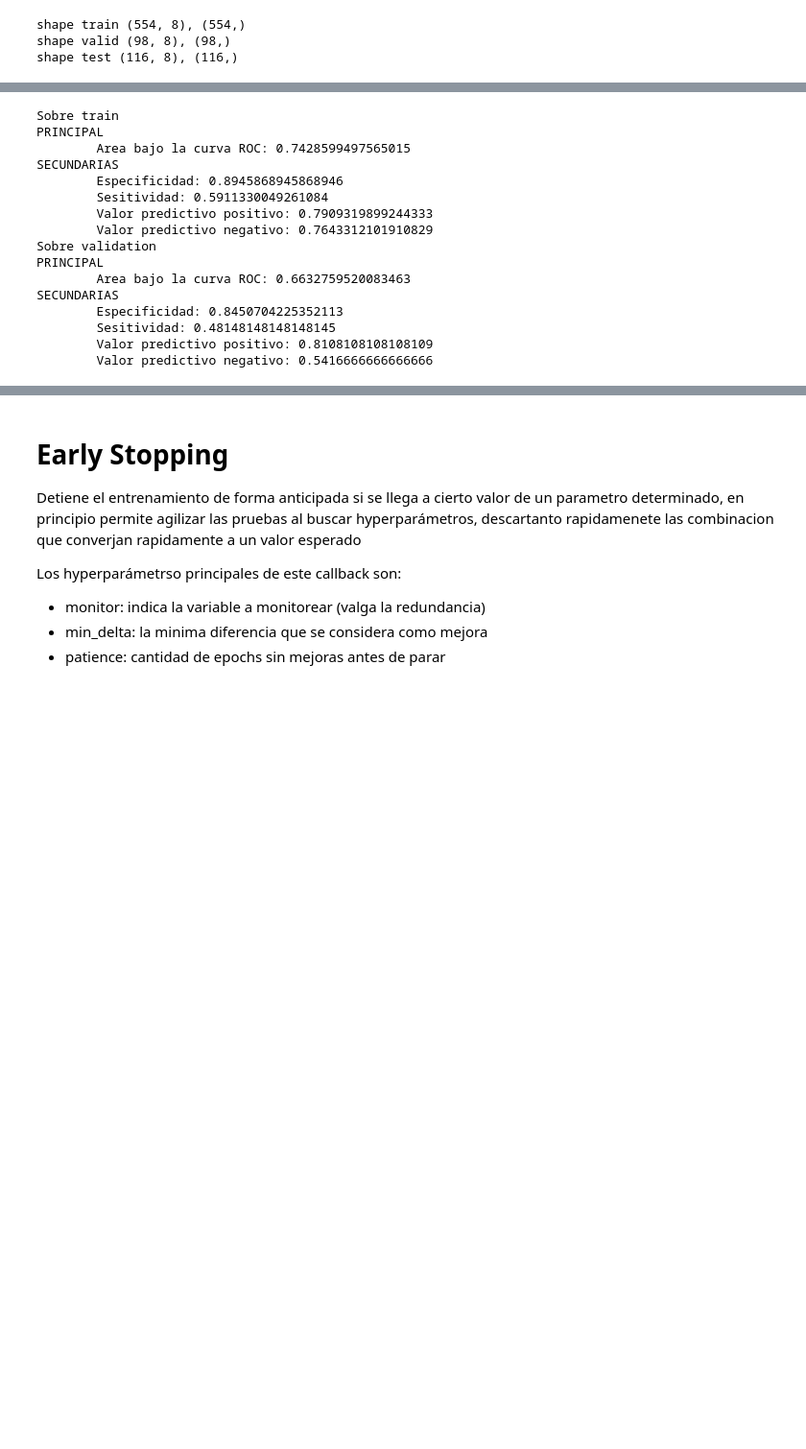
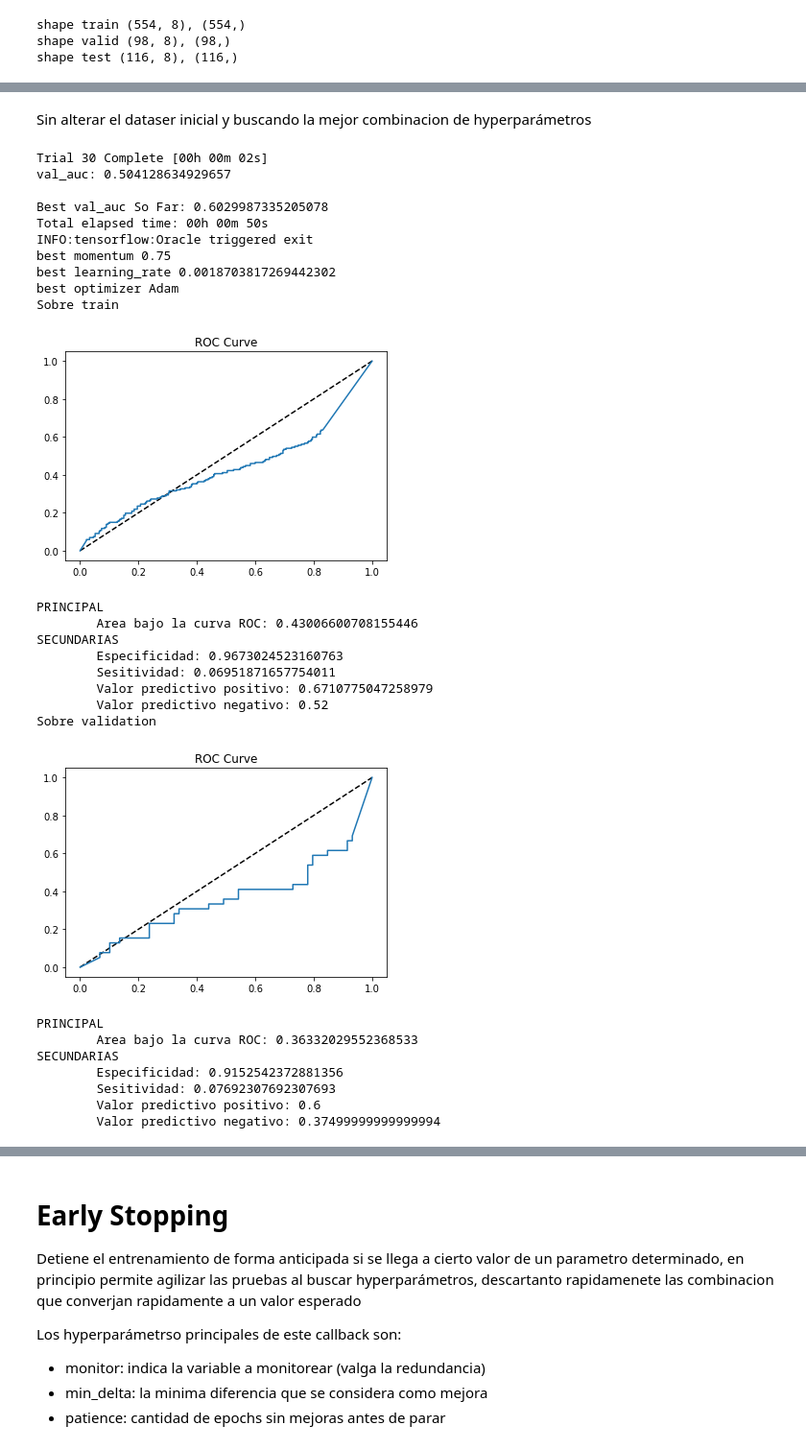
Before and after one commit to SantiAA/RN_TP2, a Jupyter notebook: src/EJ1/logistic_regresion.ipynb, the cells around one changed output, grey strips where cells are left out. Shown: that part at 96% size. Cells and saved outputs as stored; diff of their text form; code cells hidden in the pictures; blank space fills up the shorter version.

Commit message:
mejorado logistic regresion

```diff
--- a/src/EJ1/logistic_regresion.ipynb
+++ b/src/EJ1/logistic_regresion.ipynb
@@ -196,2 +216,0 @@ model = create_model(in_shape= (x_train_clean.shape[1],),
-# %%
-model.fit(x_train_clean, y_train, epochs=20,shuffle=True, validation_data=(x_valid_clean, y_valid))
@@ -246,7 +222,7 @@ def model_builder(hp):
     # Optimizadores a porbar
     optimizer_type = hp.Choice('optimizer_type', values=['SGD', 'Adam'])
     # Hyperparametros para porbar en el optimizador
-    _learning_rate_ = hp.Choice('learning_rate', values=[1e-3, 1e-2, 0.1, 0.32, 0.56, 0.81, 1.0, 1.2, 1.5, 1.8, 2.0, 2.2, 2.7])
+    _learning_rate_ = hp.Float('learning_rate', min_value=1e-3, max_value=3.3, sampling='LOG')
     _momentum_ = hp.Choice('momentum', values=[0.5, 0.75, 0.85, 0.9, 0.99, 0.999])
 
     if optimizer_type == 'SGD':
@@ -285,3 +240,0 @@ best optimizer Adam
-# %%
-best_hyp_model = hyptester.hypermodel.build(hyperparams)
-best_hyp_model.fit(x_train_clean, y_train, epochs=20,shuffle=True, validation_data=(x_valid_clean, y_valid))
@@ -307,24 +241,38 @@ Epoch 20/20
-# %%
-print('Sobre train')
-y_train_pred = best_hyp_model.predict(x_train_clean)
-print_metrics(y_train, np.rint(y_train_pred))
-print('Sobre validation')
-y_valid_pred = best_hyp_model.predict(x_valid_clean)
-print_metrics(y_valid, np.rint(y_valid_pred))
-# %% [output]
-Sobre train
-PRINCIPAL
-        Area bajo la curva ROC: 0.7428599497565015
-SECUNDARIAS
-        Especificidad: 0.8945868945868946
-        Sesitividad: 0.5911330049261084
-        Valor predictivo positivo: 0.7909319899244333
-        Valor predictivo negativo: 0.7643312101910829
-Sobre validation
-PRINCIPAL
-        Area bajo la curva ROC: 0.6632759520083463
-SECUNDARIAS
-        Especificidad: 0.8450704225352113
-        Sesitividad: 0.48148148148148145
-        Valor predictivo positivo: 0.8108108108108109
-        Valor predictivo negativo: 0.5416666666666666
+# %% [markdown]
+Sin alterar el dataser inicial y buscando la mejor combinacion de hyperparámetros
+# %%
+best_model, hist, hyperparams = run_tunner("regresion_04_raw", model_builder, x_train, y_train, x_valid, y_valid)
+
+print('best momentum',hyperparams.get('momentum'))
+print('best learning_rate',hyperparams.get('learning_rate'))
+print('best optimizer', hyperparams.get('optimizer_type'))
+
+verify_model(best_model, x_train, y_train, x_valid, y_valid)
+# %% [output]
+Trial 30 Complete [00h 00m 02s]
+val_auc: 0.504128634929657
+
+Best val_auc So Far: 0.6029987335205078
+Total elapsed time: 00h 00m 50s
+INFO:tensorflow:Oracle triggered exit
+best momentum 0.75
+best learning_rate 0.0018703817269442302
+best optimizer Adam
+Sobre train
+[figure, added]
+PRINCIPAL
+        Area bajo la curva ROC: 0.43006600708155446
+SECUNDARIAS
+        Especificidad: 0.9673024523160763
+        Sesitividad: 0.06951871657754011
+        Valor predictivo positivo: 0.6710775047258979
+        Valor predictivo negativo: 0.52
+Sobre validation
+[figure, added]
+PRINCIPAL
+        Area bajo la curva ROC: 0.36332029552368533
+SECUNDARIAS
+        Especificidad: 0.9152542372881356
+        Sesitividad: 0.07692307692307693
+        Valor predictivo positivo: 0.6
+        Valor predictivo negativo: 0.37499999999999994
```
Also changed, not shown: parts of 35 cells of this notebook, 5 other files.
